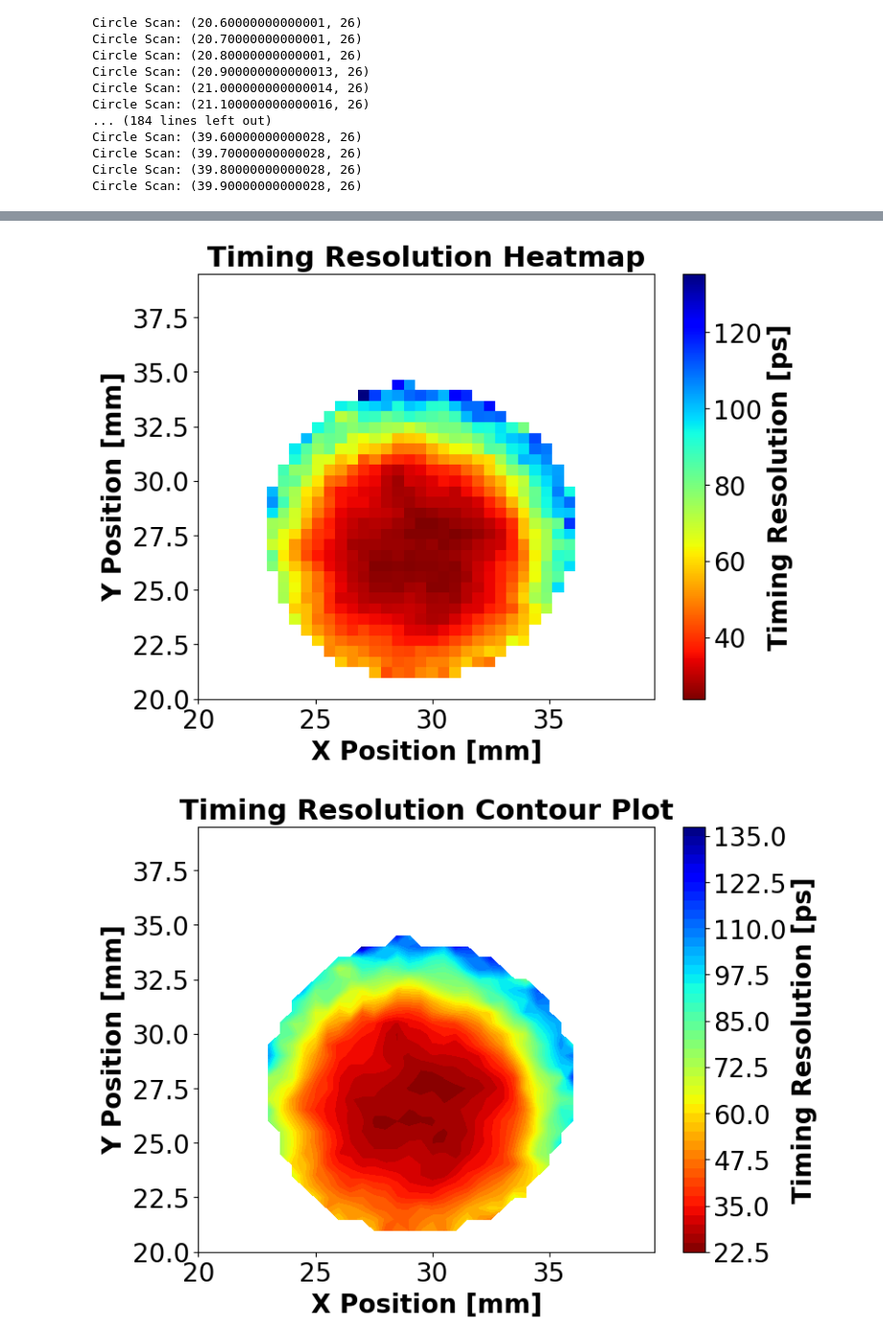
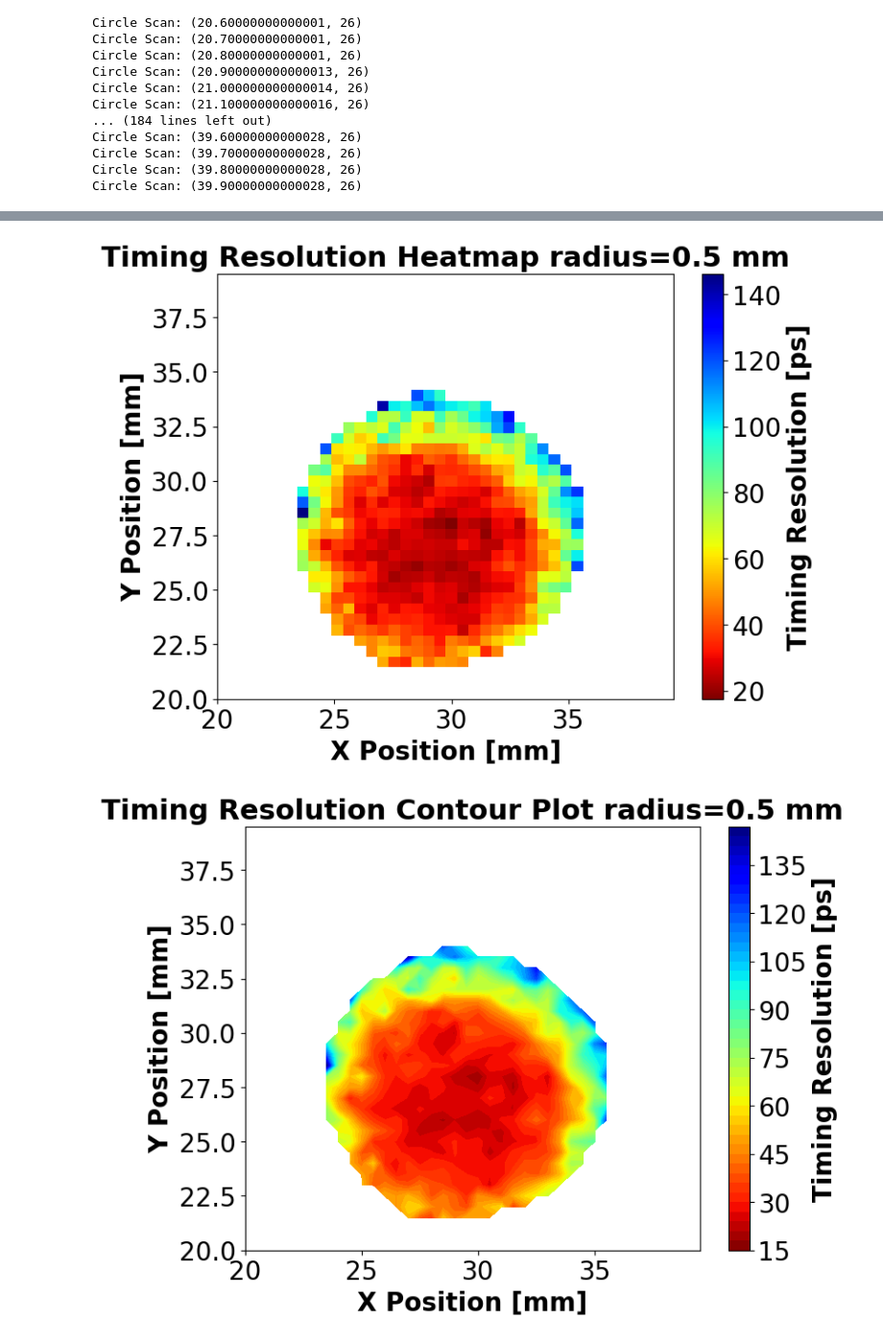
Before and after one commit to akallitss/py_analysis, a Jupyter notebook: single_pad_analysis/test_analysis_dylan_timing_map.ipynb, the cells around one changed output, grey strips where cells are left out. Shown at 96% size. Cells and saved outputs as stored; diff of their text form; code cells hidden in the pictures.

Commit message:
Added stats plotting to 2D scan function

```diff
--- a/single_pad_analysis/test_analysis_dylan_timing_map.ipynb
+++ b/single_pad_analysis/test_analysis_dylan_timing_map.ipynb
@@ -127,10 +127,12 @@ df['time_diff_C4'] = time_diff
 30399         NaN
 Length: 25984, dtype: float64
 # %%
+scan_radius = 0.5  # mm Radius of scanning circle
+min_events_per_circle = 50  # Minimum number of events per scan circle. If less, skip the step
 xs = np.arange(20, 40, 0.1)
 y = 26
 xy_pairs = [(x, y) for x in xs]
-scan_resolutions, scan_means = get_circle_scan(df, xy_pairs, 'C4', radius=1, time_diff_lims=(0, 10), min_events=100, ns_to_ps=True, plot=False)
+scan_resolutions, scan_means, events = get_circle_scan(df, xy_pairs, 'C4', radius=scan_radius, time_diff_lims=(0, 10), min_events=min_events_per_circle, ns_to_ps=True, plot=False)
 # %% [output]
 Circle Scan: (20.0, 26)
 Circle Scan: (20.1, 26)
@@ -172,33 +174,33 @@ Text(0, 0.5, 'Time Difference Mean [ps]')
 # %%
 # Define scan ranges
 scan_xs = np.arange(20, 40, 0.5)
 scan_ys = np.arange(20, 40, 0.5)  # Define y range
 
 # Generate mesh grid
 x_mesh, y_mesh = np.meshgrid(scan_xs, scan_ys)
 xy_pairs = list(zip(x_mesh.ravel(), y_mesh.ravel()))  # Flatten to list of (x, y) pairs
 
 # Perform scan
-scan_resolutions, scan_means = get_circle_scan(df, xy_pairs, 'C4', radius=1, time_diff_lims=(0, 10), min_events=100, ns_to_ps=True, plot=False)
+scan_resolutions, scan_means, events = get_circle_scan(df, xy_pairs, 'C4', radius=scan_radius, time_diff_lims=(0, 10), min_events=min_events_per_circle, ns_to_ps=True, plot=False)
 
-plot_2D_circle_scan(scan_resolutions, scan_means, scan_xs, scan_ys)
+plot_2D_circle_scan(scan_resolutions, scan_means, scan_xs, scan_ys, scan_events=events, radius=scan_radius)
 # %% [output]
 Circle Scan: (20.0, 20.0)
 Circle Scan: (20.5, 20.0)
 Circle Scan: (21.0, 20.0)
 Circle Scan: (21.5, 20.0)
 Circle Scan: (22.0, 20.0)
 Circle Scan: (22.5, 20.0)
 Circle Scan: (23.0, 20.0)
 Circle Scan: (23.5, 20.0)
 Circle Scan: (24.0, 20.0)
 Circle Scan: (24.5, 20.0)
 Circle Scan: (25.0, 20.0)
 Circle Scan: (25.5, 20.0)
 ... (1584 lines left out)
 Circle Scan: (38.0, 39.5)
 Circle Scan: (38.5, 39.5)
 Circle Scan: (39.0, 39.5)
 Circle Scan: (39.5, 39.5)
-[figure, old version]
+[figure, new version]
-[figure, old version]
+[figure, new version]
```
Also changed, not shown: parts of 2 cells of this notebook, 1 other file.
